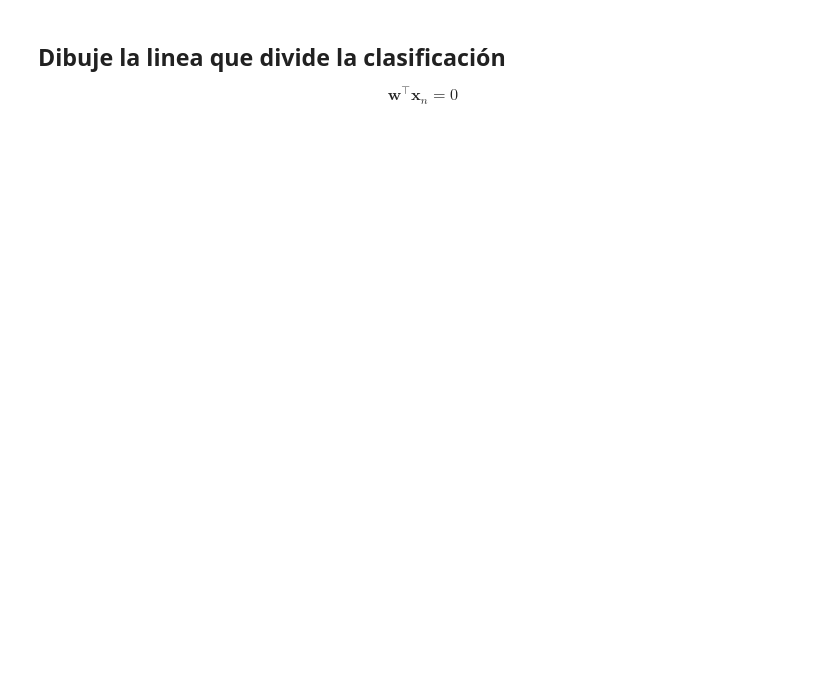
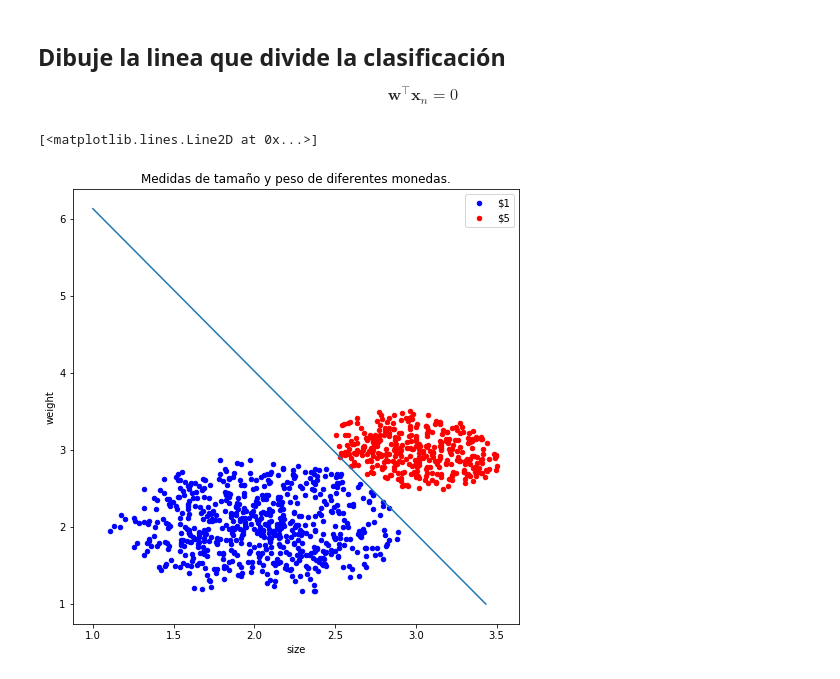
Before and after one commit to JazminErape/machine_learning, a Jupyter notebook: notebook/05_perceptron_solved.ipynb, the cells around one changed output. Drawn from its saved outputs; the diff is of its cells as text; code cells hidden in the pictures; blank space fills up the shorter version.

```diff
--- a/notebook/05_perceptron_solved.ipynb
+++ b/notebook/05_perceptron_solved.ipynb
@@ -66,0 +98,14 @@ $$\mathbf{w}^\intercal\mathbf{x}_n = 0$$
+# %%
+fig = plt.figure(figsize=(8,8))
+ax = fig.add_subplot(111)
+ax = dataset[dataset.type == '$1'].plot.scatter('size', 'weight', c='blue', ax=ax)
+dataset[dataset.type == '$5'].plot.scatter('size', 'weight', c='red', ax=ax)
+ax.legend(['$1', '$5'])
+ax.set_title('Medidas de tamaño y peso de diferentes monedas.');
+
+#ax.plot([0, -w[2]/w[1]], [-w[2]/w[0], 0], 'k-')
+
+ax.plot([1, -w[2]/w[1] - w[0]/w[1]], [-w[2]/w[0] - w[1]/w[0], 1])
+# %% [output]
+[<matplotlib.lines.Line2D at 0x...>]
+[figure, added]
```
Also changed, not shown: parts of 10 cells of this notebook, 1 other file.
